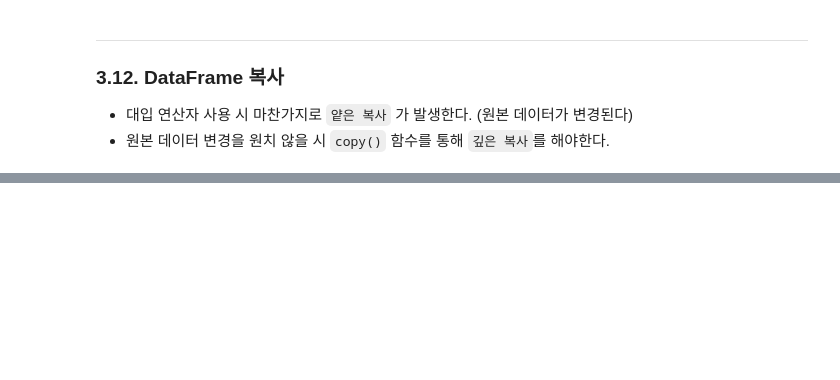
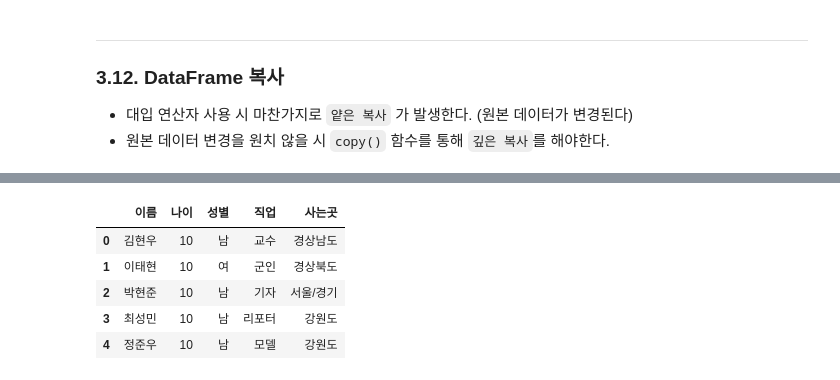
Before and after one commit to SJLee-0525/try_hw, a Jupyter notebook: pjt/pjt02/live-code/numpy&pandas/2.Pandas_Basic.ipynb, the cells around one changed output, grey strips where cells are left out. Saved outputs shown, nothing was run; the diff lists cells and outputs as text; code cells hidden in the pictures; blank space fills up the shorter version.

```diff
--- a/pjt/pjt02/live-code/numpy&pandas/2.Pandas_Basic.ipynb
+++ b/pjt/pjt02/live-code/numpy&pandas/2.Pandas_Basic.ipynb
@@ -616,4 +766,11 @@ df.head()
 # %%
 df2 = df.copy()
-df2['나이'] = 10
+df2['나이'] = 20
 df.head()
+# %% [output]
+|  | 이름 | 나이 | 성별 | 직업 | 사는곳 |
+| 0 | 김현우 | 10 | 남 | 교수 | 경상남도 |
+| 1 | 이태현 | 10 | 여 | 군인 | 경상북도 |
+| 2 | 박현준 | 10 | 남 | 기자 | 서울/경기 |
+| 3 | 최성민 | 10 | 남 | 리포터 | 강원도 |
+| 4 | 정준우 | 10 | 남 | 모델 | 강원도 |
```
Also changed, not shown: parts of 12 cells of this notebook, 6 other files.
